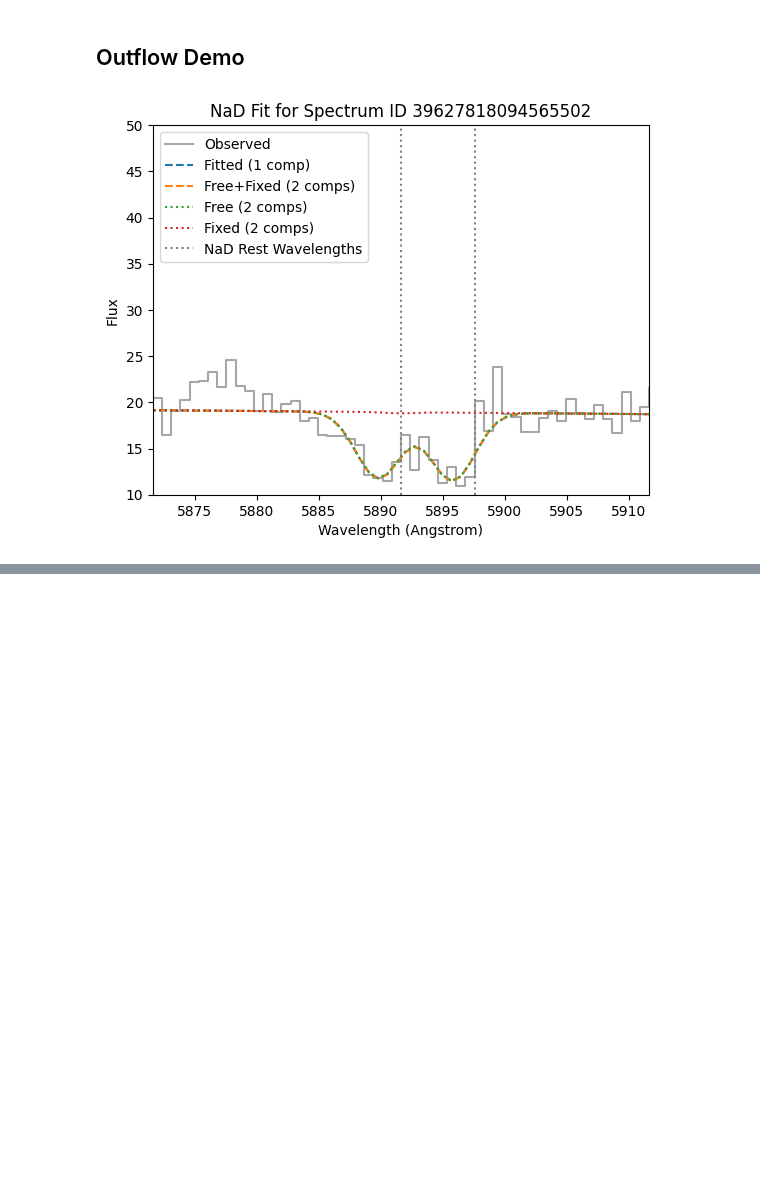
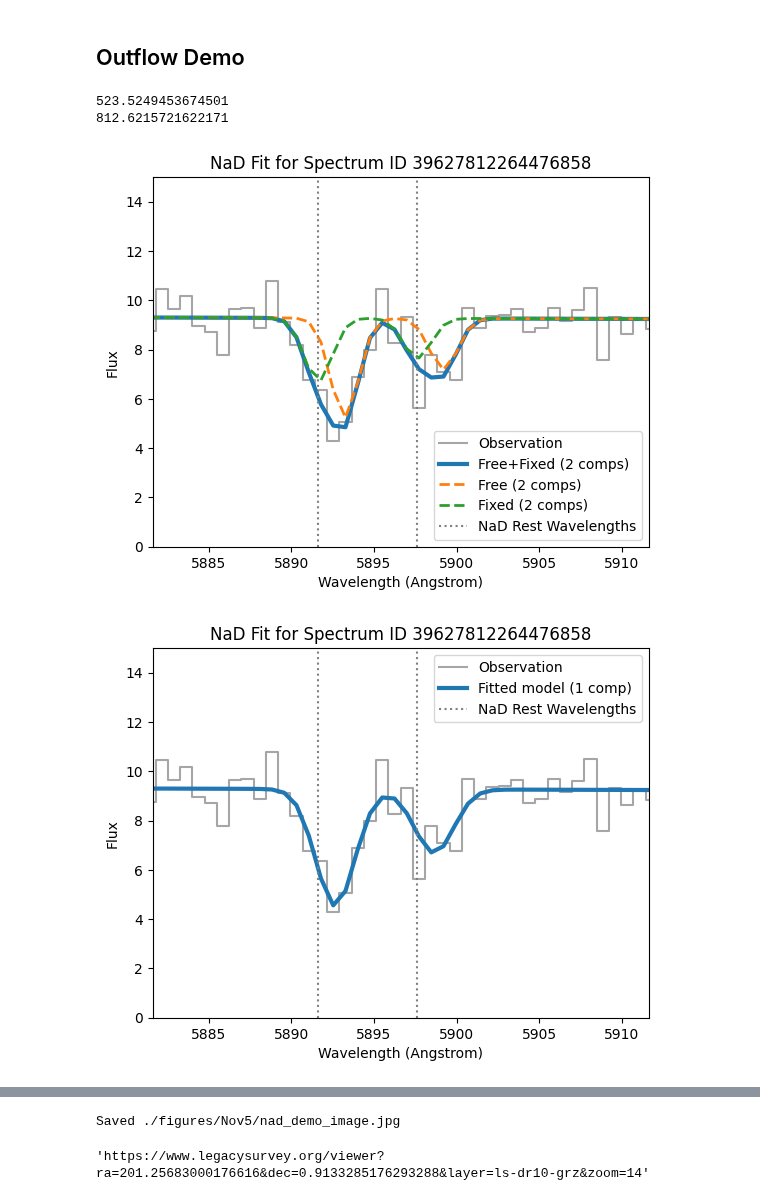
Before and after one commit to hyp0515/searching_inflow, a Jupyter notebook: anaylze_fit_wo_z_adjust.ipynb, the cells around one changed output, grey strips where cells are left out. Drawn from its saved outputs; the diff is of its cells as text; code cells hidden in the pictures; blank space fills up the shorter version.

```diff
--- a/anaylze_fit_wo_z_adjust.ipynb
+++ b/anaylze_fit_wo_z_adjust.ipynb
@@ -107,7 +107,7 @@ Max Outflow dlam: -4.999999999945236 for ID 39627757516228442
 # %% [markdown]
 ## Inflow Demo
 # %%
-idx = Fit.id2index(39627787711023962)
+idx = Fit.id2index(39627812264476858)
 
 params_s, status_s = Fit.fit_flux(id=Fit.targetID[idx], lam0=[*NaD_rest], two_component=False, fit_z=False, e_or_a='a')
 fitted_model_s = model(Fit.data_stack[idx, 0, :], gaussian_parms=params_s['gaussian_params'], conti_parms=params_s['conti_params'])
@@ -130,6 +130,6 @@ plt.ylabel('Flux')
 plt.title(f'NaD Fit for Spectrum ID {Fit.targetID[idx]}')
 plt.legend()
 plt.xlim(crop_region)
-plt.ylim(bottom=10, top=50)
+plt.ylim(bottom=0, top=20)
 plt.show()
 # %% [output]
@@ -137,30 +137,64 @@ plt.show()
 # %% [markdown]
 ## Outflow Demo
 # %%
-idx = Fit.id2index(39627818094565502)
+idx = Fit.id2index(39627812264476858)
 
 params_s, status_s = Fit.fit_flux(id=Fit.targetID[idx], lam0=[*NaD_rest], two_component=False, fit_z=False, e_or_a='a')
+print(params_s['dlam']*c/NaD_rest[0])
 fitted_model_s = model(Fit.data_stack[idx, 0, :], gaussian_parms=params_s['gaussian_params'], conti_parms=params_s['conti_params'])
 
 params_d, status_d = Fit.fit_flux(id=Fit.targetID[idx], lam0=[*NaD_rest], two_component=True, fit_z=False, e_or_a='a')
+print(params_d['dlam']/NaD_rest[0]*c)
 fitted_model_d = model(Fit.data_stack[idx, 0, :], gaussian_parms=params_d['gaussian_params'], conti_parms=params_d['conti_params'])
 free_model = model(Fit.data_stack[idx, 0, :], gaussian_parms=params_d['free_comps'], conti_parms=params_d['conti_params'])
 fixed_model = model(Fit.data_stack[idx, 0, :], gaussian_parms=params_d['fixed_comps'], conti_parms=params_d['conti_params'])
 
-crop_region = [lines_vac['NaD'][0]-20, lines_vac['NaD'][0]+20]
-plt.step(Fit.data_stack[idx, 0, :], Fit.data_stack[idx, 1, :], label='Observed', where='mid', color='gray', alpha=0.7)
-plt.plot(Fit.data_stack[idx, 0, :], fitted_model_s, label='Fitted (1 comp)', linestyle='--')
-plt.plot(Fit.data_stack[idx, 0, :], fitted_model_d, label='Free+Fixed (2 comps)', linestyle='--')
-plt.plot(Fit.data_stack[idx, 0, :], free_model, label='Free (2 comps)', linestyle=':')
-plt.plot(Fit.data_stack[idx, 0, :], fixed_model, label='Fixed (2 comps)', linestyle=':')
+crop_region = [lines_vac['NaD'][0]-10, lines_vac['NaD'][0]+20]
+plt.step(Fit.data_stack[idx, 0, :], Fit.data_stack[idx, 1, :], label='Observation', where='mid', color='gray', alpha=0.7)
+# plt.plot(Fit.data_stack[idx, 0, :], fitted_model_s, label='Fitted (1 comp)', linestyle='--')
+plt.plot(Fit.data_stack[idx, 0, :], fitted_model_d, label='Free+Fixed (2 comps)', linestyle='-', linewidth=3)
+plt.plot(Fit.data_stack[idx, 0, :], free_model, label='Free (2 comps)', linestyle='--', linewidth=2)
+plt.plot(Fit.data_stack[idx, 0, :], fixed_model, label='Fixed (2 comps)', linestyle='--', linewidth=2)
 plt.axvline(x=NaD_rest[0], color='gray', linestyle=':', label='NaD Rest Wavelengths')
 plt.axvline(x=NaD_rest[1], color='gray', linestyle=':')
 plt.xlabel('Wavelength (Angstrom)')
 plt.ylabel('Flux')
 plt.title(f'NaD Fit for Spectrum ID {Fit.targetID[idx]}')
 plt.legend()
 plt.xlim(crop_region)
-plt.ylim(bottom=10, top=50)
+plt.ylim(bottom=0, top=15)
+plt.savefig('./figures/Nov5/two_comp_nad_demo_inflow.png')
 plt.show()
+
+
+plt.step(Fit.data_stack[idx, 0, :], Fit.data_stack[idx, 1, :], label='Observation', where='mid', color='gray', alpha=0.7)
+plt.plot(Fit.data_stack[idx, 0, :], fitted_model_s, label='Fitted model (1 comp)', linestyle='-', linewidth=3)
+plt.axvline(x=NaD_rest[0], color='gray', linestyle=':', label='NaD Rest Wavelengths')
+plt.axvline(x=NaD_rest[1], color='gray', linestyle=':')
+plt.xlabel('Wavelength (Angstrom)')
+plt.ylabel('Flux')
+plt.title(f'NaD Fit for Spectrum ID {Fit.targetID[idx]}')
+plt.legend()
+plt.xlim(crop_region)
+plt.ylim(bottom=0, top=15)
+plt.savefig('./figures/Nov5/one_comp_nad_demo_inflow.png')
+plt.show()
+
+
+plt.step(Fit.data_stack[idx, 0, :], Fit.data_stack[idx, 1, :], label='Observation', where='mid', color='k', alpha=1)
+# plt.plot(Fit.data_stack[idx, 0, :], fitted_model_s, label='Fitted model (1 comp)', linestyle='-', linewidth=3)
+plt.axvline(x=NaD_rest[0], color='gray', linestyle=':', label='NaD Rest Wavelengths')
+plt.axvline(x=NaD_rest[1], color='gray', linestyle=':')
+plt.xlabel('Wavelength (Angstrom)')
+plt.ylabel('Flux')
+# plt.title(f'NaD Fit for Spectrum ID {Fit.targetID[idx]}')
+plt.legend()
+plt.xlim(crop_region)
+plt.ylim(bottom=0, top=15)
+plt.savefig('./figures/Nov5/nad_demo.png')
+plt.show()
 # %% [output]
+523.5249453674501
+812.6215721622171
-[figure, old version]
+[figure, new version]
+[figure, added]
@@ -166,0 +202,6 @@ plt.show()
+# %%
+RA, DEC = Fit.RA[idx], Fit.DEC[idx]
+image_link(RA, DEC, save_image=True, fname='./figures/Nov5/nad_demo_image.jpg')
+# %% [output]
+Saved ./figures/Nov5/nad_demo_image.jpg
+'https://www.legacysurvey.org/viewer?ra=201.25683000176616&dec=0.9133285176293288&layer=ls-dr10-grz&zoom=14'
```
Also changed, not shown: parts of 3 cells of this notebook, 6 other files.
